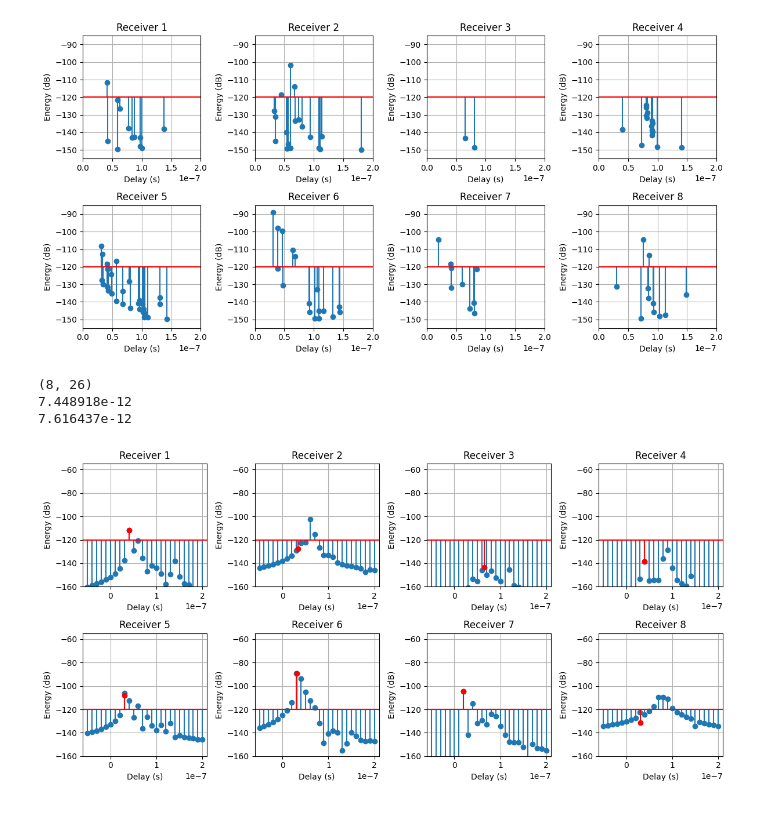
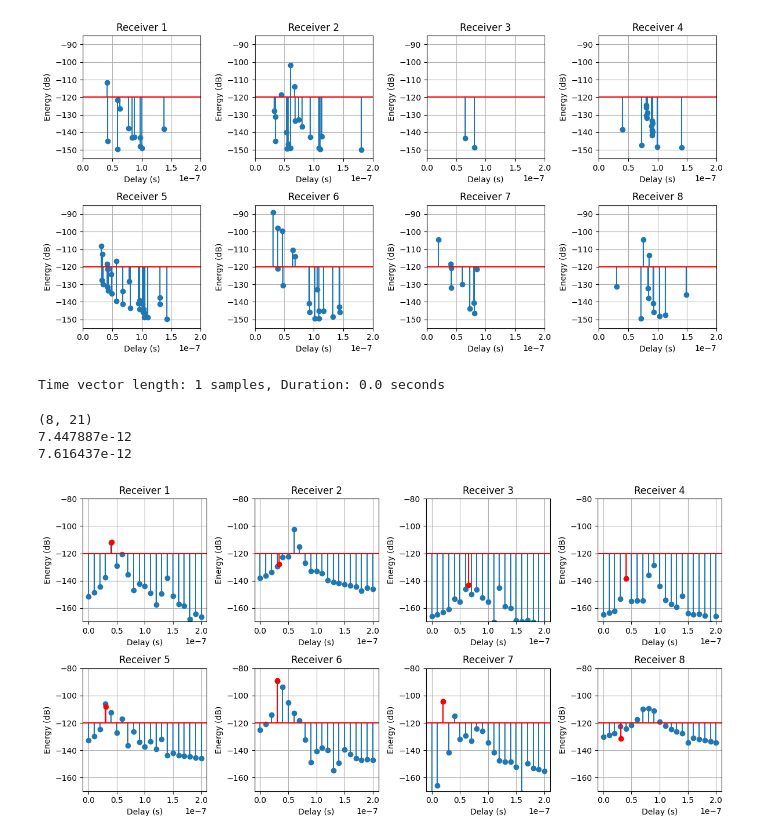
Before and after one commit to lraviart/RayTracing, a Jupyter notebook: Localization/SimpleReflexion.ipynb, the cells around one changed output. Drawn from its saved outputs; the diff is of its cells as text; code cells hidden in the pictures.

```diff
--- a/Localization/SimpleReflexion.ipynb
+++ b/Localization/SimpleReflexion.ipynb
@@ -221,43 +221,53 @@ plt.tight_layout()
 0.001
 1e-12
 [figure]
+# %%
+# System parameters
+B = 100e6
+T = 1 / B
+Fs = B
+t = np.arange(0, T, 1/Fs)
+print(f"Time vector length: {len(t)} samples, Duration: {t[-1]} seconds")
+# %% [output]
+Time vector length: 1 samples, Duration: 0.0 seconds
 # %%
 # Channel impulse response of the path
-l_min, l_max = -5, 20
+l_min, l_max = 0, 20
 B = 100e6
 t = np.arange(l_min, l_max+1) / B
 taps = paths.taps(bandwidth=B, l_min=l_min, l_max=l_max, normalize_delays=False)
 
 taps_re, taps_im = taps[0], taps[1]
-taps_re = taps_re.numpy()
-taps_im = taps_im.numpy()
+taps_re = taps_re.numpy().reshape(taps_re.shape[0], -1)
+taps_im = taps_im.numpy().reshape(taps_im.shape[0], -1)
+taps_lin = taps_re + 1j * taps_im
 taps_mag = np.sqrt(taps_re**2 + taps_im**2)
-taps_mag = taps_mag.reshape(taps_mag.shape[0], -1)
+taps_mag = taps_mag
 print(taps_mag.shape)
 
 taps_energy = taps_mag ** 2 * P_TX_lin
 
 print(np.sum(taps_energy[0]))
 print(np.sum(energies[0]))
 
 
 plt.figure(figsize=(12, 6))
 for i in range(8):
     plt.subplot(2, 4, i+1)
     plt.stem(t, 10*np.log10(taps_energy[i]), bottom=10*np.log10(S_RX_lin))
     plt.stem(tau[i][0], 10*np.log10(energies[i][0]), bottom=10*np.log10(S_RX_lin), linefmt='r-', markerfmt='ro', label='Path Energies')
     plt.axhline(10*np.log10(S_RX_lin), color='red', linestyle='-', label='Sensitivity Threshold')
     plt.title(f"Receiver {i+1}")
     plt.xlabel("Delay (s)")
     plt.ylabel("Energy (dB)")
     plt.xlim((l_min-1)/B, (l_max+1)/B)
-    plt.ylim(-160, -55)
+    plt.ylim(-170, -80)
     plt.grid()
 plt.tight_layout()
 # %% [output]
-(8, 26)
-7.448918e-12
+(8, 21)
+7.447887e-12
 7.616437e-12
-[figure, old version]
+[figure, new version]
 # %%
 import Multipath as mp
```
Also changed, not shown: parts of 8 cells of this notebook, 4 other files.
